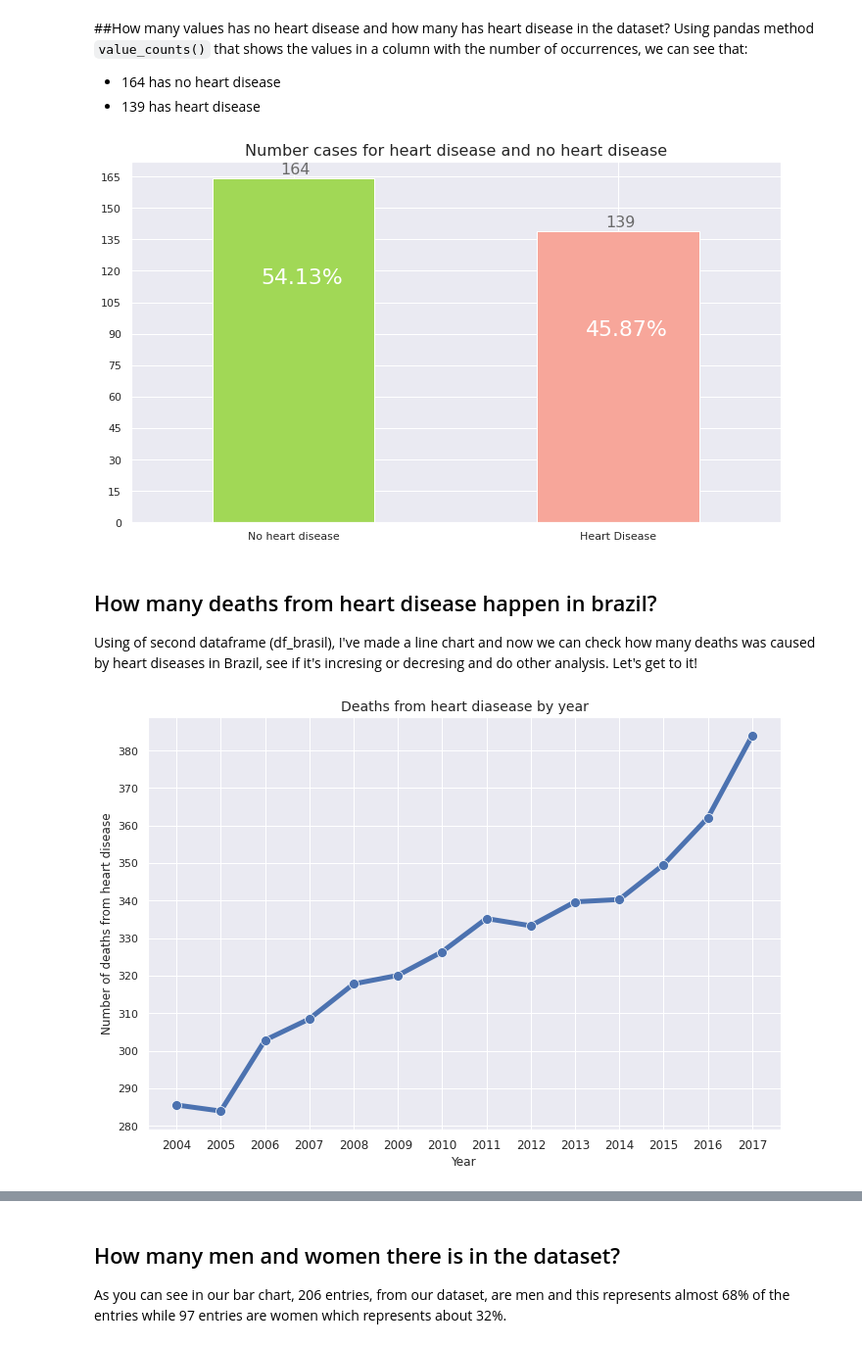
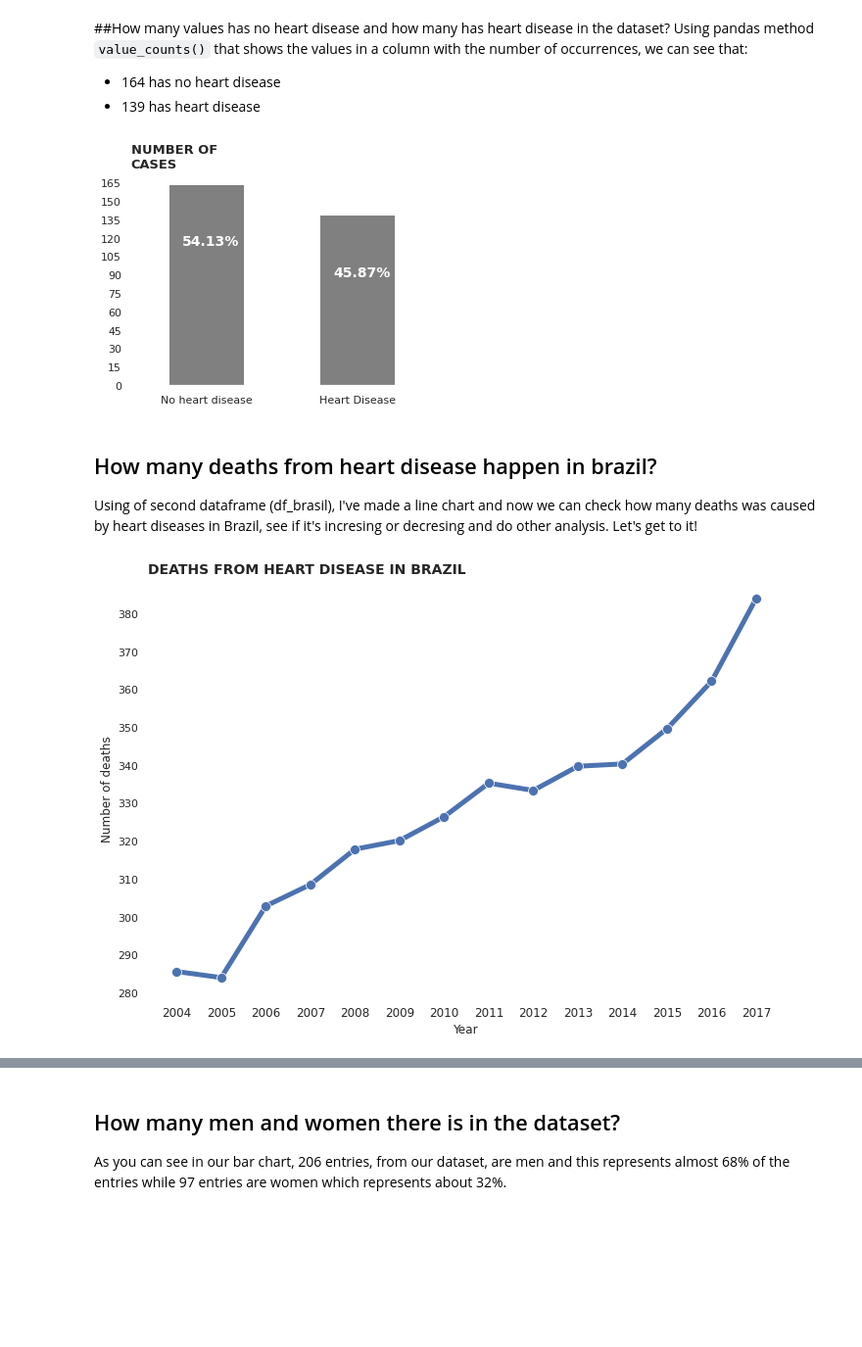
Before and after one commit to glauciodrumond/Data_Science_Projects, a Jupyter notebook: [PROJECT]_Cardiovascular_Diseases.ipynb, the cells around one changed output, grey strips where cells are left out. Shown at 98% size. Cells and saved outputs as stored; diff of their text form; code cells hidden in the pictures; blank space fills up the shorter version.

```diff
--- a/[PROJECT]_Cardiovascular_Diseases.ipynb
+++ b/[PROJECT]_Cardiovascular_Diseases.ipynb
@@ -237,47 +237,38 @@ Using pandas method `value_counts()` that shows the values in a column with the
 # %%
 # plot bar chart showing number men and women
 # gera grafico de barra mostrando numero de homens e mulheres
 
-colors = ['#a1d856', '#f7a69a']
-fig, ax = plt.subplots(figsize=(10,6))
+fig, ax = plt.subplots(figsize=(5,4))
 name = ["No heart disease" , "Heart Disease"]
-ax = df.num.value_counts().plot(kind = 'bar', color = colors)
-ax.set_title("Number cases for heart disease and no heart disease", fontsize = 16)
+ax = df.num.value_counts().plot(kind = 'bar', grid = False, color = 'grey')
+ax.set_title("NUMBER OF\nCASES", fontsize = 13, loc='left', weight = 'bold')
+ax.patch.set_facecolor('white')
 ax.set_xticklabels (name, rotation = 0)
 ax.yaxis.set_major_locator(ticker.MultipleLocator(15))
-
-# find the values and append to list to create percent
-# acha os valores e adiciona a lista para calcular porcentagem
-for i in ax.patches:
-    # get_x pulls left or right; get_height pushes up or down
-    # get_x puxa esquerda ou direita ; get_height empurra pra cima ou pra baixo
-    ax.text(i.get_x()+.21, i.get_height()+2, \
-            str(round((i.get_height()), 2)), fontsize=16, color='dimgrey',
-                rotation=0)
 
 # create a list to collect the plt.patches data
 # cria uma list para guardar a data do plt.patches
 totals = []
 
 # find the values and append to list
 # acha os valores e adiciona a lista
 for i in ax.patches:
     totals.append(i.get_height())
 
 total = sum(totals)
 
 # set individual (percent) bar lables using above list
 # coloca rotulos (porcentagem) individuais nas barras usando a lista acima
 for i in ax.patches:
     # get_x pulls left or right; get_height pushes up or down
     # get_x puxa esquerda ou direita ; get_height empurra pra cima ou pra baixo
-    ax.text(i.get_x()+.15, i.get_height()-50, \
-            str(round((i.get_height()/total)*100, 2))+'%', fontsize=22,
-                color='white')
+    ax.text(i.get_x()+.09, i.get_height()-50, \
+            str(round((i.get_height()/total)*100, 2))+'%',
+            fontsize=14, color='white', weight = 'bold')
 
-plt.tight_layout()
+plt.tight_layout();
 # %% [output]
-[figure, old version]
+[figure, new version]
 # %% [markdown]
 ## How many deaths from heart disease happen in brazil?
 
@@ -291,15 +282,16 @@ fig, ax = plt.subplots(figsize=(10,7))
 ax = sns.lineplot ( x= 'ano' , y = 'mortes_doencas_cardio', data = df_brasil,
                     markers = True , dashes = False, linestyle='-', marker='o',
                    linewidth=5, markersize =10)
-
-ax.set_title ('Deaths from heart diasease by year', fontsize = 14)
+ax.grid()
+ax.patch.set_facecolor('white')
+ax.set_title ('DEATHS FROM HEART DISEASE IN BRAZIL', fontsize = 14, weight = 'bold', loc='left')
 ax.set_xlabel('Year')
-ax.set_ylabel('Number of deaths from heart disease')
+ax.set_ylabel('Number of deaths')
 ax.tick_params(axis='x',labelsize = 12, )
 ax.xaxis.set_major_locator(ticker.MultipleLocator(1))
 ax.yaxis.set_major_locator(ticker.MultipleLocator(10))
 
 plt.tight_layout()
 # %% [output]
-[figure, old version]
+[figure, new version]
 # %% [markdown]
```
Also changed, not shown: parts of 10 cells of this notebook.
